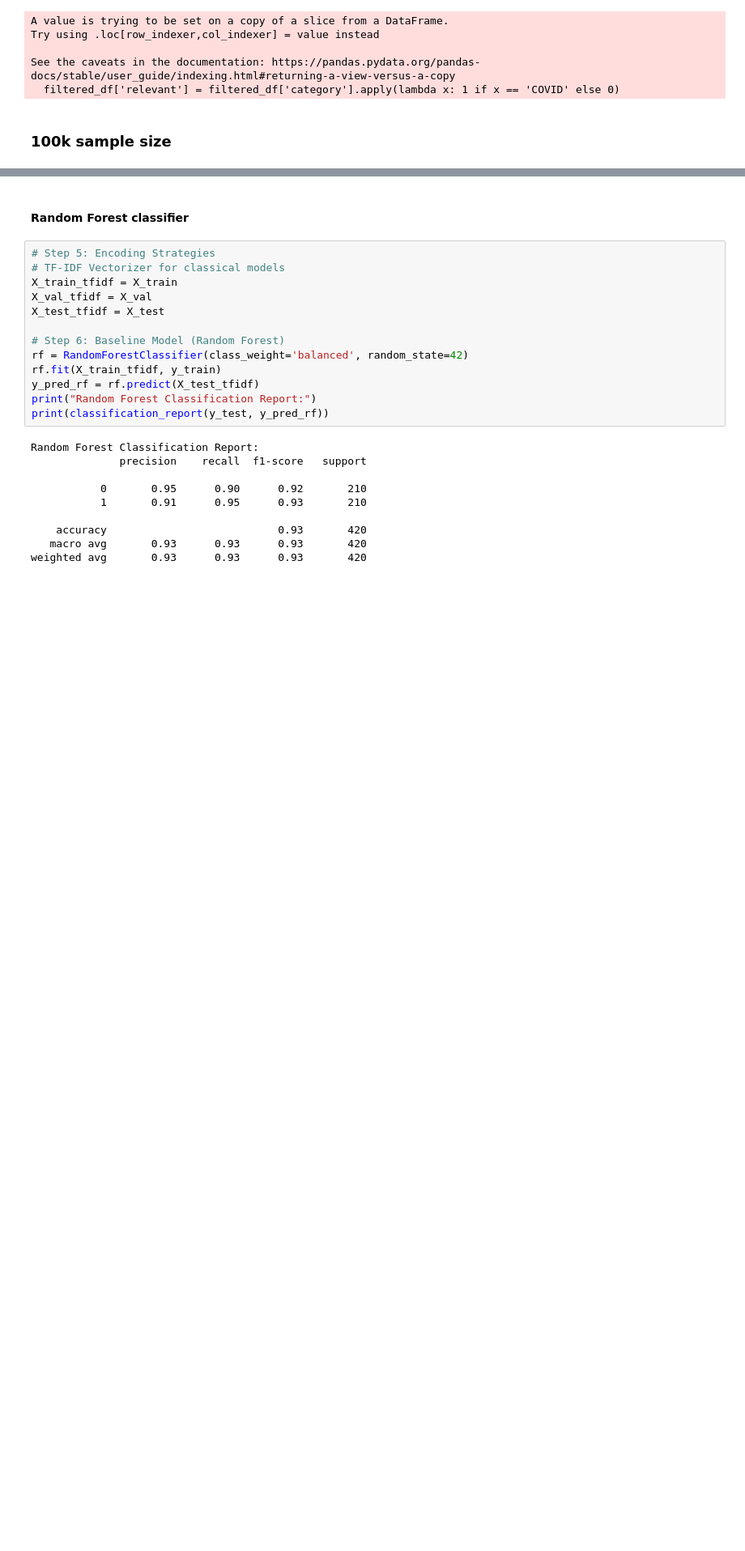
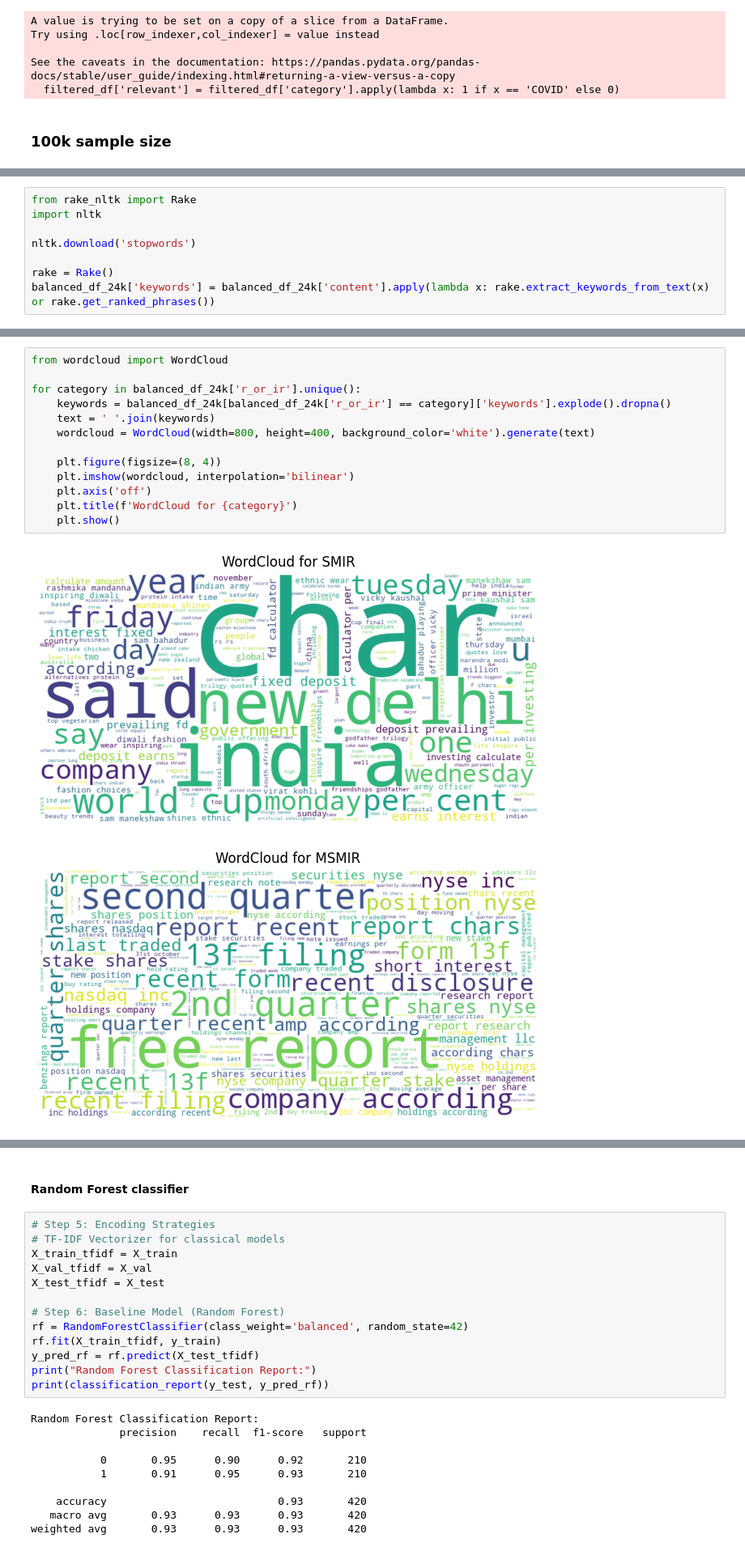
Before and after one commit to ianwangeeen/newsTrainer, a Jupyter notebook: newsTrainer.ipynb, the cells around one changed output, grey strips where cells are left out. Shown at 81% size. Drawn from its saved outputs; the diff is of its cells as text; blank space fills up the shorter version.

```diff
--- a/newsTrainer.ipynb
+++ b/newsTrainer.ipynb
@@ -118,0 +393,8 @@ X_val, X_test, y_val, y_test = train_test_split(X_temp, y_temp, test_size=0.5,
+# %%
+from rake_nltk import Rake
+import nltk
+
+nltk.download('stopwords')
+
+rake = Rake()
+balanced_df_24k['keywords'] = balanced_df_24k['content'].apply(lambda x: rake.extract_keywords_from_text(x) or rake.get_ranked_phrases())
@@ -118,0 +441,16 @@ X_val, X_test, y_val, y_test = train_test_split(X_temp, y_temp, test_size=0.5,
+# %%
+from wordcloud import WordCloud
+
+for category in balanced_df_24k['r_or_ir'].unique():
+    keywords = balanced_df_24k[balanced_df_24k['r_or_ir'] == category]['keywords'].explode().dropna()
+    text = ' '.join(keywords)
+    wordcloud = WordCloud(width=800, height=400, background_color='white').generate(text)
+
+    plt.figure(figsize=(8, 4))
+    plt.imshow(wordcloud, interpolation='bilinear')
+    plt.axis('off')
+    plt.title(f'WordCloud for {category}')
+    plt.show()
+# %% [output]
+[figure, added]
+[figure, added]
```
Also changed, not shown: parts of 72 cells of this notebook.
